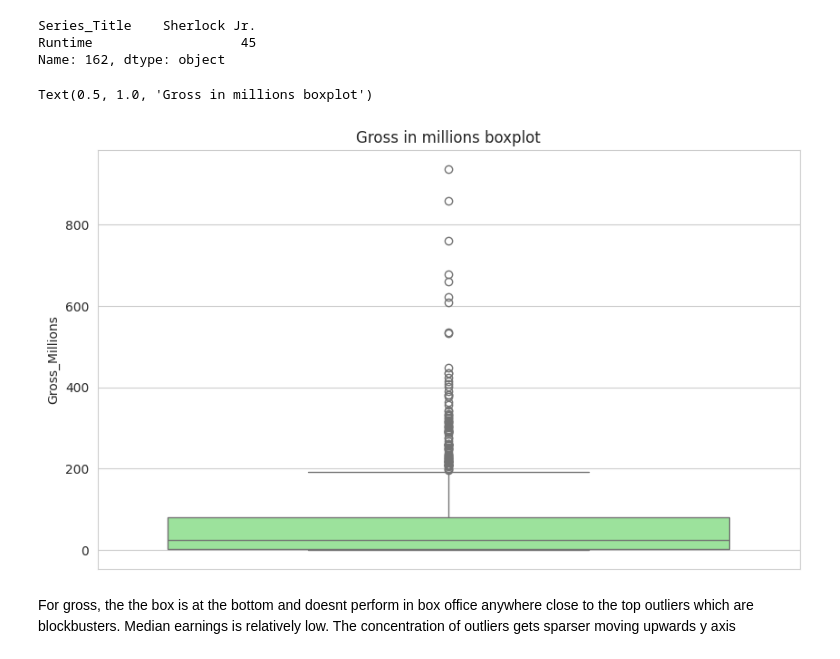
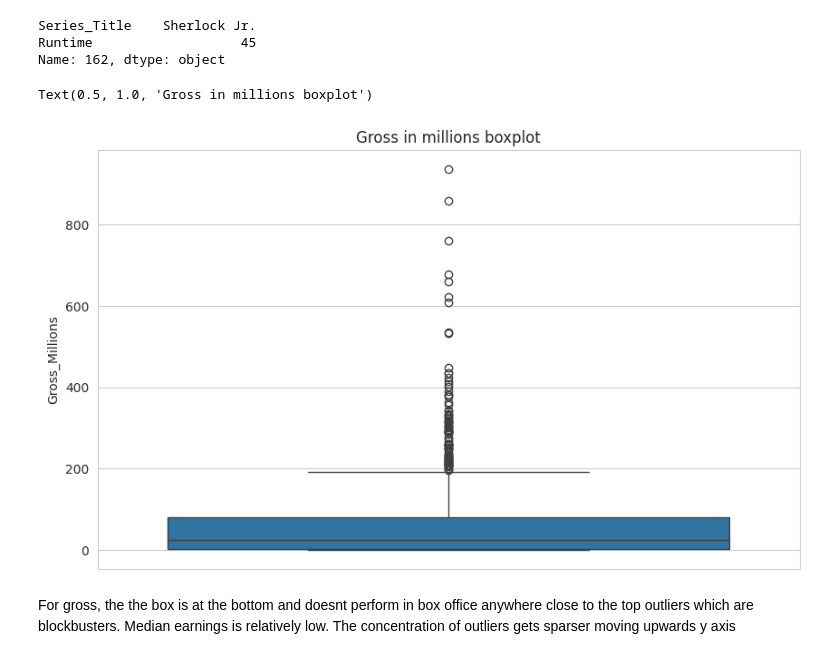
Before and after one commit to rahulkrishna-s/imdb-eda-notebooks, a Jupyter notebook: notebooks/imdb_eda.ipynb, the cells around one changed output. Saved outputs shown, nothing was run; the diff lists cells and outputs as text; code cells hidden in the pictures.

```diff
--- a/notebooks/imdb_eda.ipynb
+++ b/notebooks/imdb_eda.ipynb
@@ -259,11 +259,11 @@ Series_Title    Sherlock Jr.
 Runtime                   45
 Name: 162, dtype: object
 # %%
-sns.boxplot(data=df, y='Gross_Millions', color='lightgreen')
+sns.boxplot(data=df, y='Gross_Millions')
 plt.title('Gross in millions boxplot')
 # %% [output]
 Text(0.5, 1.0, 'Gross in millions boxplot')
-[figure, old version]
+[figure, new version]
 # %% [markdown]
 For gross, the the box is at the bottom and doesnt perform in box office anywhere close to the top outliers which are blockbusters. Median earnings is relatively low. The concentration of outliers gets sparser moving upwards y axis
 # %% [markdown]
```
Also changed, not shown: parts of 7 cells of this notebook.
